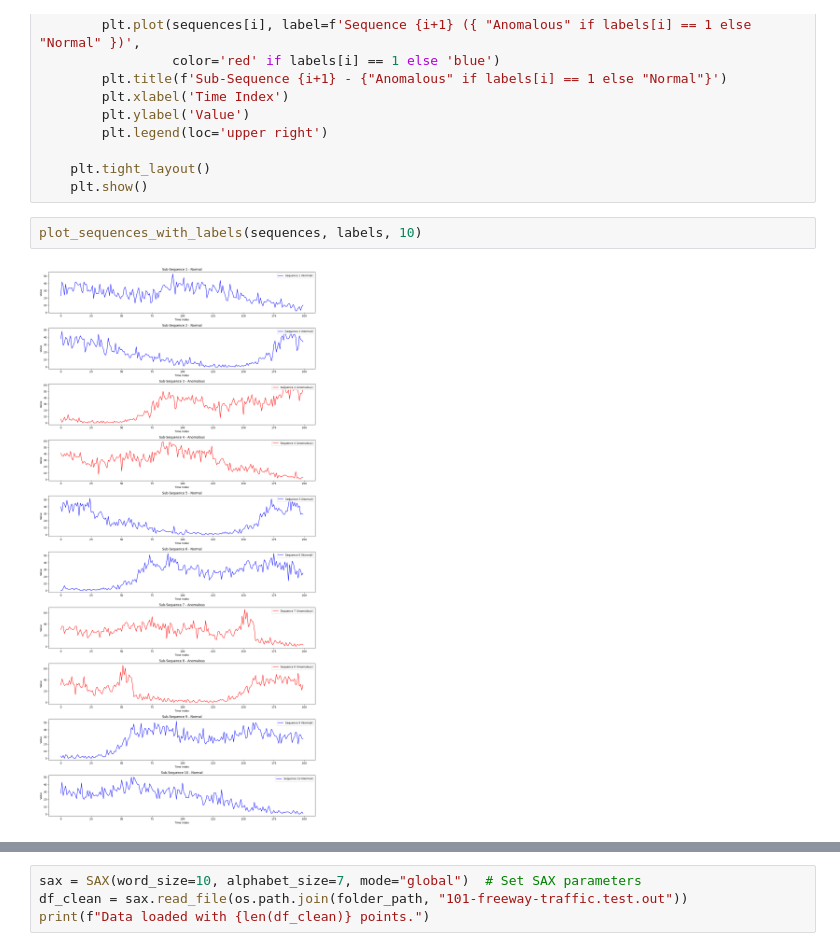
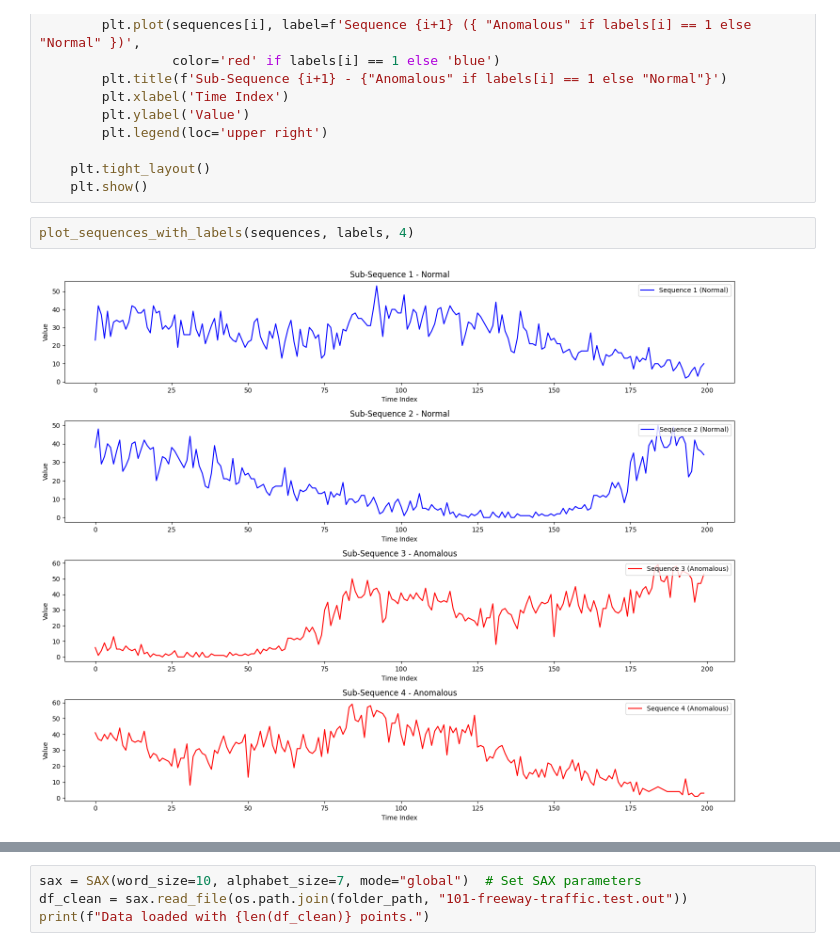
Before and after one commit to midsougou/DAD_library, a Jupyter notebook: mouad_dataset.ipynb, the cells around one changed output, grey strips where cells are left out. Drawn from its saved outputs; the diff is of its cells as text.

```diff
--- a/mouad_dataset.ipynb
+++ b/mouad_dataset.ipynb
@@ -116,7 +116,7 @@ def plot_sequences_with_labels(sequences, labels, num_sequences=5):
     plt.tight_layout()
     plt.show()
 # %%
-plot_sequences_with_labels(sequences, labels, 10)
+plot_sequences_with_labels(sequences, labels, 4)
 # %% [output]
-[figure, old version]
+[figure, new version]
 # %%
```
Also changed, not shown: parts of 13 cells of this notebook, 6 other files.
